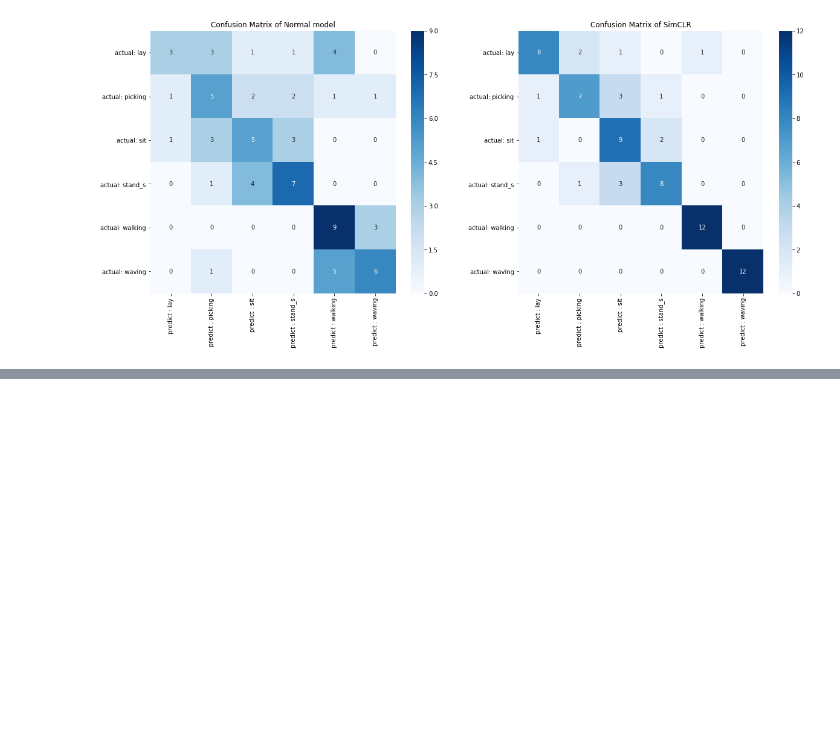
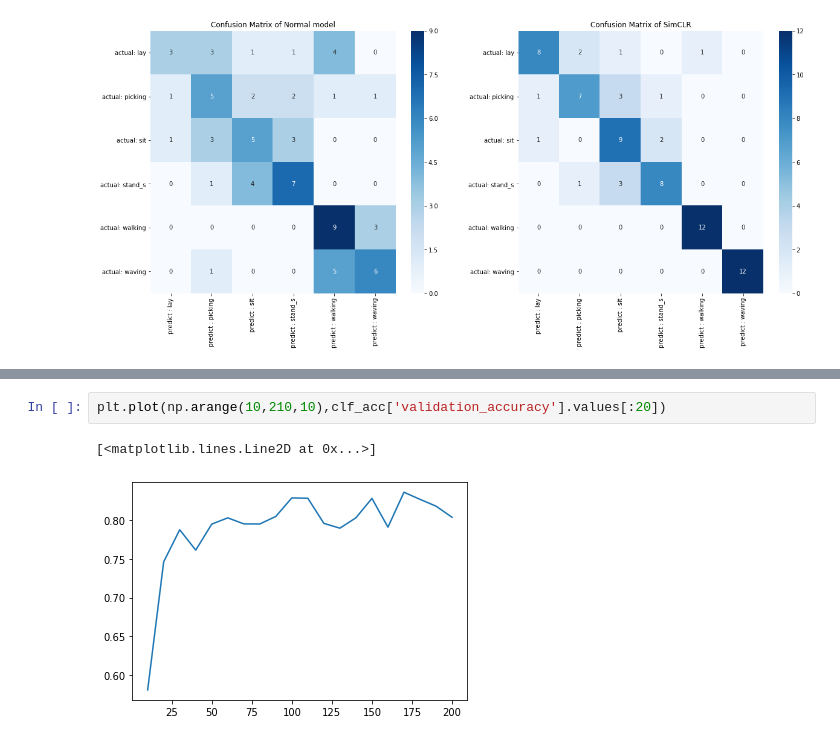
Before and after one commit to hslau44/irs_toolbox, a Jupyter notebook: Visualization.ipynb, the cells around one changed output, grey strips where cells are left out. Cells and saved outputs as stored; diff of their text form; blank space fills up the shorter version.

```diff
--- a/Visualization.ipynb
+++ b/Visualization.ipynb
@@ -316,0 +347,5 @@ plt.show()
+# %%
+plt.plot(np.arange(10,210,10),clf_acc['validation_accuracy'].values[:20])
+# %% [output]
+[<matplotlib.lines.Line2D at 0x...>]
+[figure, added]
```
Also changed, not shown: parts of 11 cells of this notebook.
